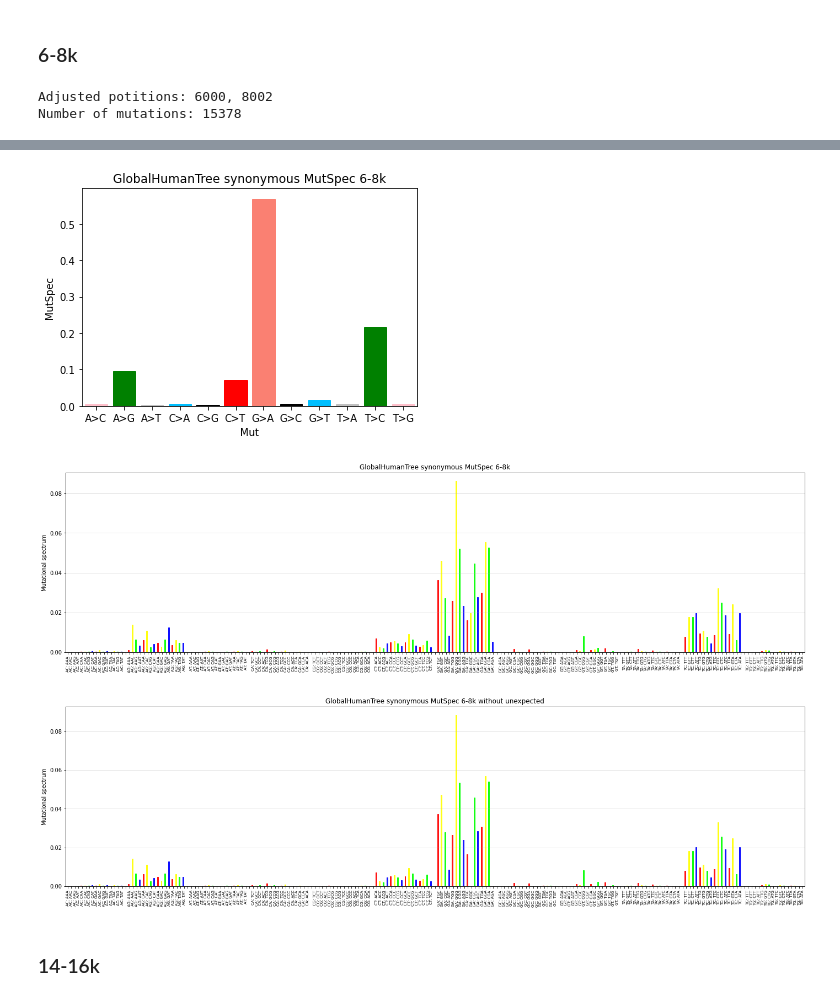
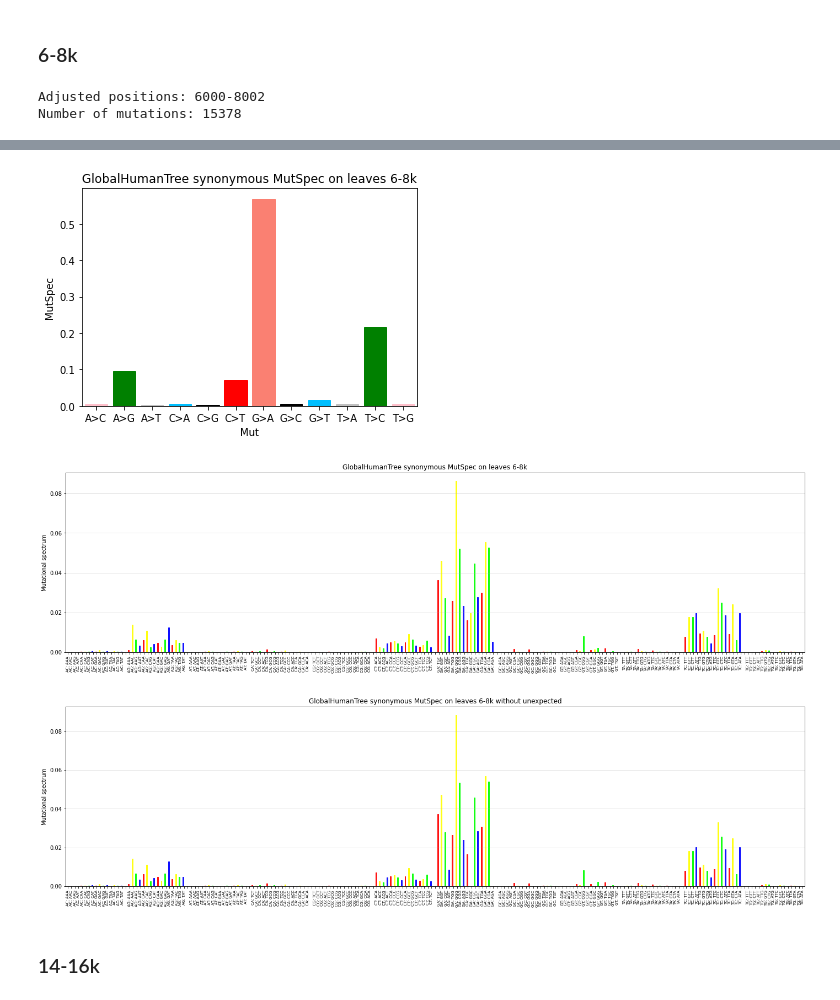
Before and after one commit to mitoclub/mtdnaMutSpecOfCancers, a Jupyter notebook: notebooks/human_global_tree_muts_EDA.ipynb, the cells around one changed output, grey strips where cells are left out. Drawn from its saved outputs; the diff is of its cells as text; code cells hidden in the pictures.

```diff
--- a/notebooks/human_global_tree_muts_EDA.ipynb
+++ b/notebooks/human_global_tree_muts_EDA.ipynb
@@ -253,6 +253,7 @@ Name: Mut, dtype: int64
 # %%
 muts_filtered = pd.read_csv("../data/interim/mutations_syn.csv")
 muts_filtered["Label"] = 1
+muts_filtered_leaves = muts_filtered[muts_filtered.is_leaf == 1]
 muts_filtered.head(2)
 # %% [output]
 |  | first | second | position | ref_pos | ancestor | descendant | nuc_ref_in_ali | gene_info | gene_start | ... |
@@ -425,23 +426,23 @@ pmin, pmax = 6000, 8000
 
 exp_muts12, exp_muts192 = get_exp_mut_freqs_syn(pmin, pmax)
 # replace 'ref_pos' to "position"
-obs_muts = muts_filtered[(muts_filtered.ref_pos >= pmin) & (muts_filtered.ref_pos <= pmax) & (muts_filtered.is_leaf == 1)]
+obs_muts = muts_filtered_leaves[(muts_filtered_leaves.ref_pos >= pmin) & (muts_filtered_leaves.ref_pos <= pmax)]
 print("Number of mutations:", obs_muts.shape[0])
 ms12 = calculate_mutspec(obs_muts, exp_muts12)
 ms192 = calculate_mutspec(obs_muts, exp_muts192, use_context=True)
 
-ms12.to_csv(f"../data/processed/GlobalHumanTree/mutspec12syn_leaves{pmin//1000}-{pmax//1000}k.csv", index=None)
-ms192.to_csv(f"../data/processed/GlobalHumanTree/mutspec192syn_leaves{pmin//1000}-{pmax//1000}k.csv", index=None)
+ms12.to_csv(f"../data/GlobalHumanTree/mutspec12syn_leaves{pmin//1000}-{pmax//1000}k.csv", index=None)
+ms192.to_csv(f"../data/GlobalHumanTree/mutspec192syn_leaves{pmin//1000}-{pmax//1000}k.csv", index=None)
 
-plot_mutspec12(ms12, title=f"GlobalHumanTree synonymous MutSpec {pmin//1000}-{pmax//1000}k",
+plot_mutspec12(ms12, title=f"GlobalHumanTree synonymous MutSpec on leaves {pmin//1000}-{pmax//1000}k",
     savepath=f"../figures/GlobalHumanTree/mutspec12syn_leaves{pmin//1000}-{pmax//1000}k.pdf")
-plot_mutspec192kk(ms192, title=f"GlobalHumanTree synonymous MutSpec {pmin//1000}-{pmax//1000}k",
+plot_mutspec192kk(ms192, title=f"GlobalHumanTree synonymous MutSpec on leaves {pmin//1000}-{pmax//1000}k",
     filepath=f"../figures/GlobalHumanTree/mutspec192syn_leaves{pmin//1000}-{pmax//1000}k.pdf")
 
 ms192["RawMutSpec"] = (ms192["ObsFr"] / ms192["ExpFr"]).fillna(0).replace(np.inf, 0)
 ms192["MutSpec"] = ms192["RawMutSpec"] / ms192["RawMutSpec"].sum()
-plot_mutspec192kk(ms192, title=f"GlobalHumanTree synonymous MutSpec {pmin//1000}-{pmax//1000}k without unexpected",
+plot_mutspec192kk(ms192, title=f"GlobalHumanTree synonymous MutSpec on leaves {pmin//1000}-{pmax//1000}k without unexpected",
     filepath=f"../figures/GlobalHumanTree/mutspec192syn_leaves{pmin//1000}-{pmax//1000}k_without_unexpected.pdf")
 # %% [output]
-Adjusted potitions: 6000, 8002
+Adjusted positions: 6000-8002
 Number of mutations: 15378
@@ -448,6 +452,6 @@ Number of mutations: 15378
-[figure, old version]
+[figure, new version]
-[figure, old version]
+[figure, new version]
-[figure, old version]
+[figure, new version]
 # %% [markdown]
 ### 14-16k
 # %%
```
Also changed, not shown: parts of 13 cells of this notebook, 12 other files.
